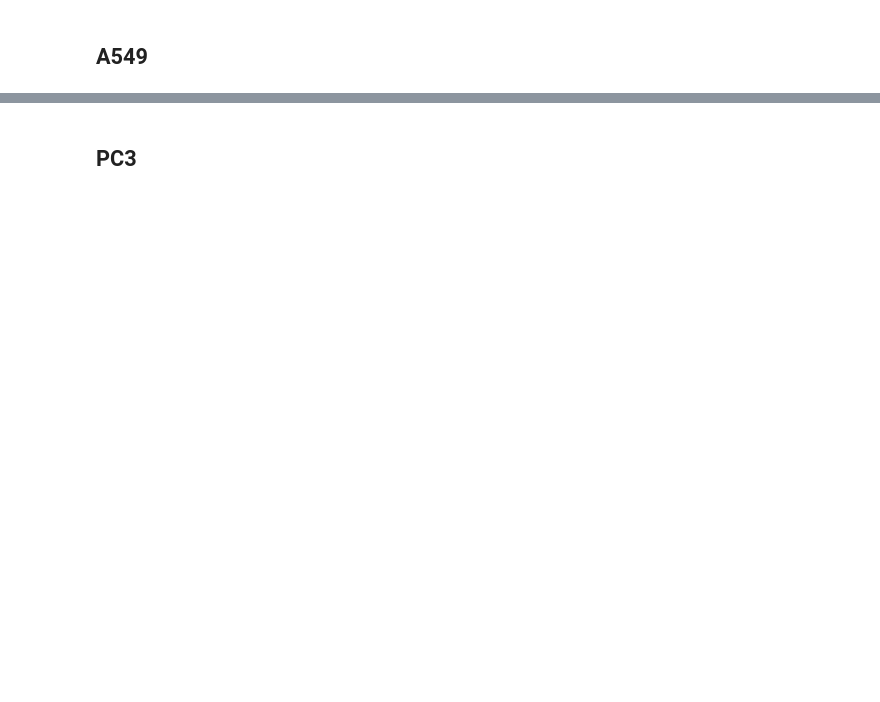
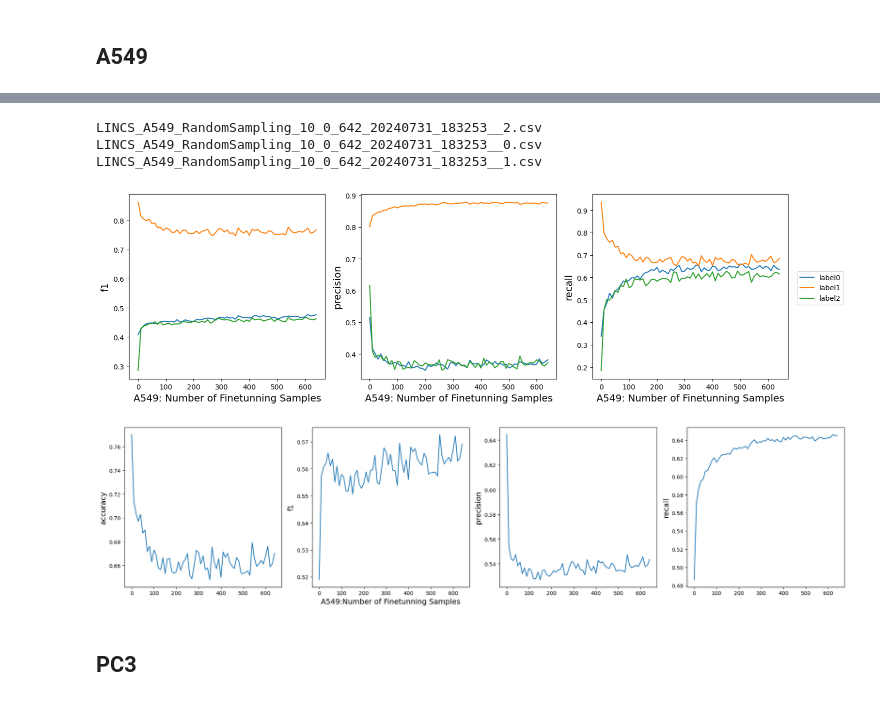
Before and after one commit to dearhannah/AnchorDrug_official, a Jupyter notebook: DataAnalysis/converge_curve.ipynb, the cells around one changed output, grey strips where cells are left out. Cells and saved outputs as stored; diff of their text form; code cells hidden in the pictures; blank space fills up the shorter version.

```diff
--- a/DataAnalysis/converge_curve.ipynb
+++ b/DataAnalysis/converge_curve.ipynb
@@ -211,2 +105,37 @@ LINCS_A549_RandomSampling_30_0_642_20240710_191220__2.csv
+# %%
+cell = 'A549'
+round_num = 65
+font = 14
+repeat = 3
+
+f1 = np.zeros((3,round_num))
+precision = np.zeros((3,round_num))
+recall = np.zeros((3,round_num))
+accuracy = np.zeros(round_num)
+
+fc = [f for f in files if cell in f]
+
+for f in fc:
+    print(f)
+    pred_data = f'{rootdir}/preds/{expname}/{f}'
+    a,b,c,d,f_ = readfile(pred_data)
+    f1 += a
+    precision += b
+    recall += c
+    accuracy += d
+
+f1 /= repeat_time
+precision /= repeat_time
+recall /= repeat_time
+accuracy /= repeat_time
+
+x_a549, f1_a549 = [x*10 for x in range(round_num)], np.mean(f1, axis=0)
+plotfile(f1, precision, recall, accuracy, cell)
+# %% [output]
+LINCS_A549_RandomSampling_10_0_642_20240731_183253__2.csv
+LINCS_A549_RandomSampling_10_0_642_20240731_183253__0.csv
+LINCS_A549_RandomSampling_10_0_642_20240731_183253__1.csv
+[figure, added]
+[figure, added]
 # %% [markdown]
 ## PC3
```
Also changed, not shown: parts of 12 cells of this notebook, 1 other file.
